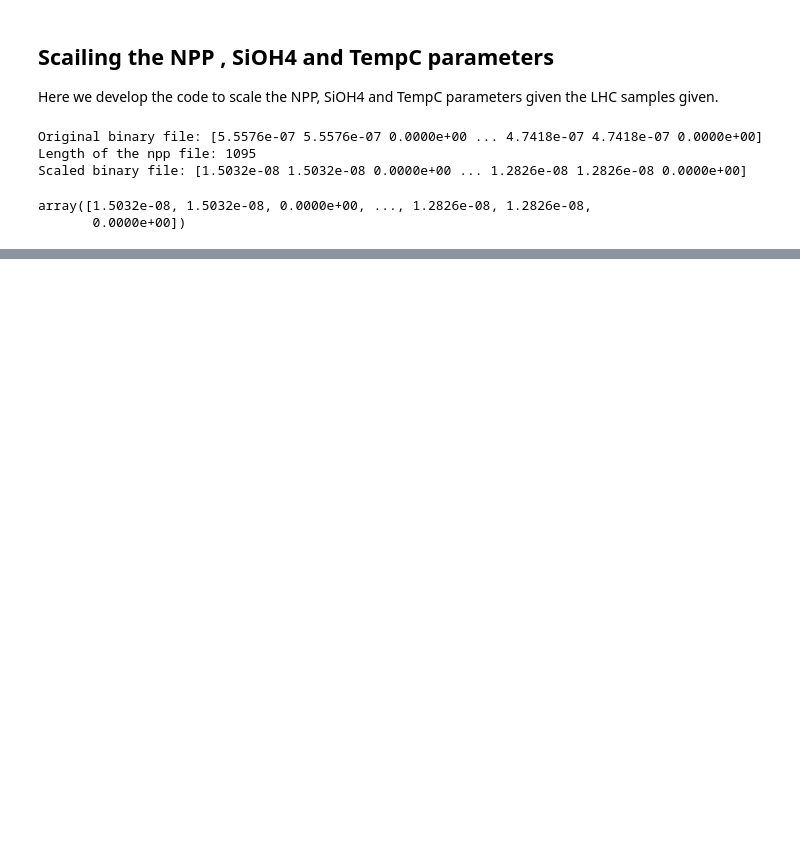
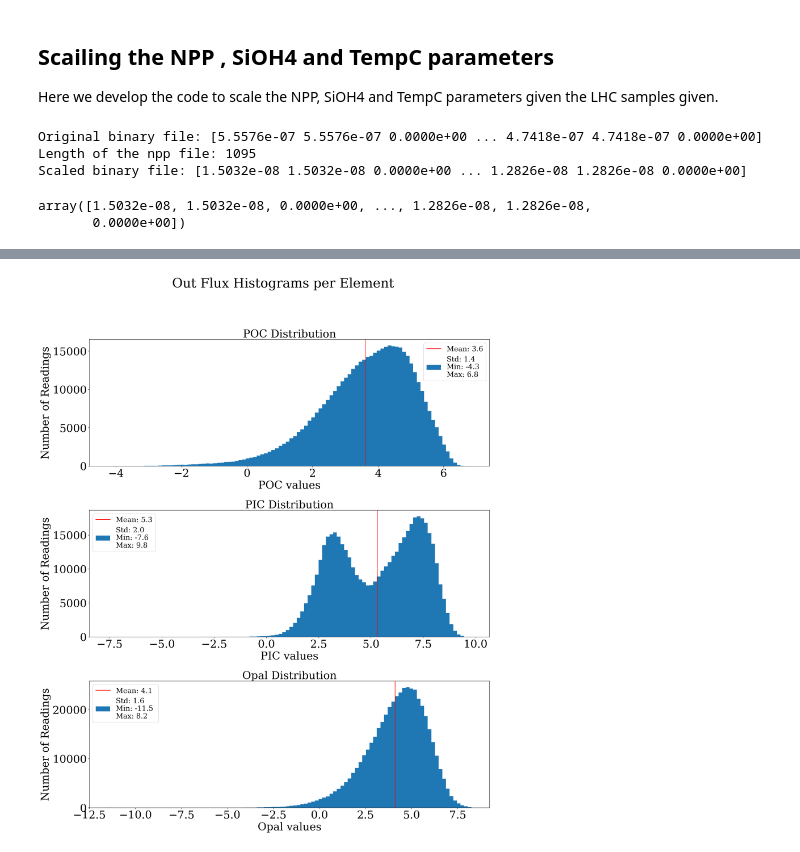
Before and after one commit to Vicster97/Oxford_Placement_2020, a Jupyter notebook: Phase_1/Analysing_SLAMS2.0_output_files.ipynb, the cells around one changed output, grey strips where cells are left out. Drawn from its saved outputs; the diff is of its cells as text; code cells hidden in the pictures; blank space fills up the shorter version.

```diff
--- a/Phase_1/Analysing_SLAMS2.0_output_files.ipynb
+++ b/Phase_1/Analysing_SLAMS2.0_output_files.ipynb
@@ -960,0 +989,19 @@ array([1.5032e-08, 1.5032e-08, 0.0000e+00, ..., 1.2826e-08, 1.2826e-08,
+# %%
+# loading the out_flux output from the models
+out_flux_all = np.loadtxt("Data_for_ML/merged_flux_stable.txt")
+
+# checking which model instances didnt run ( this is a row of zeros)
+zero_array = np.zeros(1116)
+
+#check which rows in merged_flux_stable equal to the row of zeros and record their ids (row number)
+unstable = []
+for i in range(0,len(out_flux_all)):
+    if ((out_flux_all[i] == zero_array)*1).sum() == 1116:
+        unstable.append(i)
+    else:
+        continue
+
+#checking that we collected the right unstable model instances ids
+print("Correct unstable model ids collected? {}".format(((np.array(unstable) ==
+                                                          np.array(non_stable_ids))*1).sum() == 214 ))
+out_flux_all = out_flux_all.reshape(1500,3,31,12)
@@ -960,0 +1066,72 @@ array([1.5032e-08, 1.5032e-08, 0.0000e+00, ..., 1.2826e-08, 1.2826e-08,
+# %%
+#use this template to plot you rdata distribution
+#setting the plotting parameters
+params = {
+    'image.cmap': 'gray',
+    'axes.labelsize': 30, # fontsize for x and y labels (was 10)
+    'axes.titlesize': 30,
+    'font.size': 30, # was 10
+    'legend.fontsize': 20, # was 10
+    'xtick.labelsize': 30,
+    'ytick.labelsize': 30,
+    'figure.figsize': [20, 24],
+    'font.family': 'serif',
+}
+
+#updating parameters for plotting
+matplotlib.rcParams.update(params)
+num_bins = 100
+
+#setting up the graph structure
+fig = plt.figure()
+fig.suptitle("Out Flux Histograms per Element")
+gs = matplotlib.gridspec.GridSpec(3, 1, width_ratios=[1.], height_ratios=[1.,1.,1.])
+gs.update(wspace=0.05, hspace=0.35)
+
+#plotting the annual particle size distribution
+ax1 = fig.add_subplot(gs[0])
+n1, bins1, _1 = ax1.hist(log_of_out_flux_stable[0], num_bins, label='Std: {} \nMin: {} \nMax: {}'.format(
+                log_of_out_flux_stable.std(axis=1).round(1)[0],
+                log_of_out_flux_stable.min(axis=1).round(1)[0],
+                log_of_out_flux_stable.max(axis=1).round(1)[0]))
+ax1.axvline(x=log_of_out_flux_stable.mean(axis=1).round(1)[0],
+            label='Mean: {}'.format(log_of_out_flux_stable.mean(axis=1).round(1)[0]), c='r')
+#ax1.set_yticks(depth_labeling[:31])
+#ax1.set_yticklabels(['','10','60','200','700','1500','2750','4000'])
+ax1.legend(loc='best')
+ax1.set_ylabel('Number of Readings')
+ax1.set_xlabel('POC values')
+ax1.set_title('POC Distribution')
+
+ax2 = fig.add_subplot(gs[1])
+n2, bins2, _2 = ax2.hist(log_of_out_flux_stable[1], num_bins, label='Std: {} \nMin: {} \nMax: {}'.format(
+                log_of_out_flux_stable.std(axis=1).round(1)[1],
+                log_of_out_flux_stable.min(axis=1).round(1)[1],
+                log_of_out_flux_stable.max(axis=1).round(1)[1]))
+ax2.axvline(x=log_of_out_flux_stable.mean(axis=1).round(1)[1],
+            label='Mean: {}'.format(log_of_out_flux_stable.mean(axis=1).round(1)[1]), c='r')
+#ax2.set_yticklabels(['','10','60','200','700','1500','2750','4000'])
+ax2.set_ylabel('Number of Readings')
+ax2.set_xlabel('PIC values')
+ax2.legend(loc='best')
+ax2.set_title('PIC Distribution')
+
+ax3 = fig.add_subplot(gs[2])
+n3, bins3, _3 = ax3.hist(log_of_out_flux_stable[2], num_bins, label='Std: {} \nMin: {} \nMax: {}'.format(
+                log_of_out_flux_stable.std(axis=1).round(1)[2],
+                log_of_out_flux_stable.min(axis=1).round(1)[2],
+                log_of_out_flux_stable.max(axis=1).round(1)[2]))
+ax3.axvline(x=log_of_out_flux_stable.mean(axis=1).round(1)[2],
+            label='Mean: {}'.format(log_of_out_flux_stable.mean(axis=1).round(1)[2]), c='r')
+#ax3.set_yticklabels(['','10','60','200','700','1500','2750','4000'])
+#ax2.set_yticklabels(['','10','60','200','700','1500','2750','4000'])
+ax3.set_ylabel('Number of Readings')
+ax3.set_xlabel('Opal values')
+ax3.set_title('Opal Distribution')
+ax3.legend(loc='best')
+#plt.savefig("Out_flux_Histogram_per_Element_log_centered.png", dpi=200)
+plt.show()
+
+#n,bins, _ = plt.hist(avg_out_flux_stable[0], 100, density=True)
+# %% [output]
+[figure, added]
```
Also changed, not shown: parts of 27 cells of this notebook, 2 other files.
